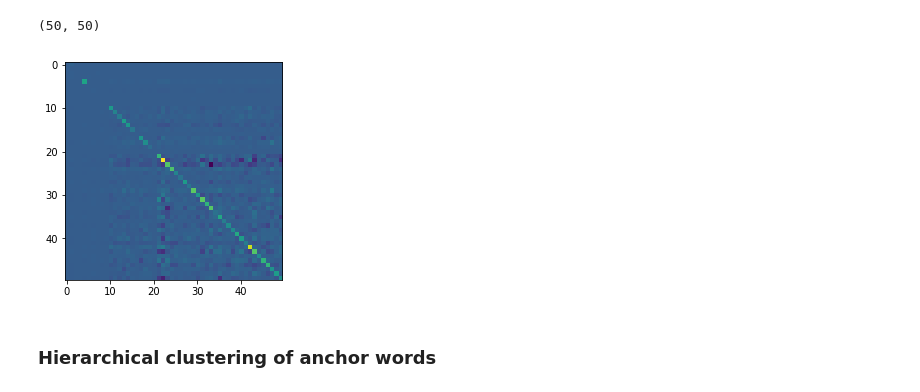
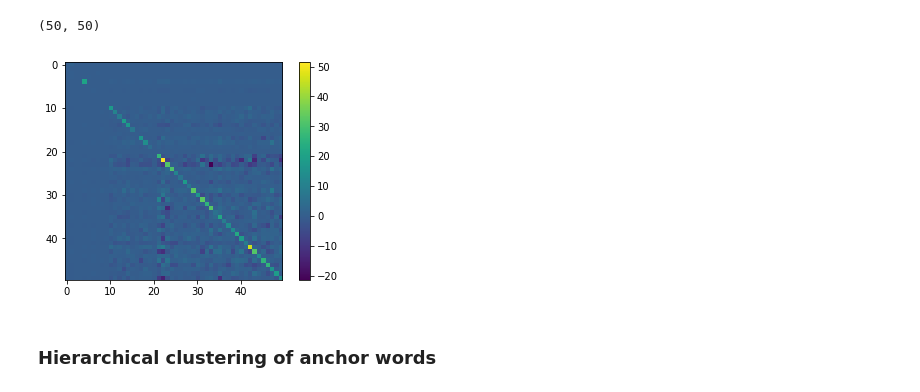
Before and after one commit to aleveren/anchor-word-recovery, a Jupyter notebook: run_analysis.ipynb, the cells around one changed output. Cells and saved outputs as stored; diff of their text form; code cells hidden in the pictures.

Commit message:
Add colorbar to plot (to see range of values)

```diff
--- a/run_analysis.ipynb
+++ b/run_analysis.ipynb
@@ -90,8 +90,9 @@ R.shape
 # %%
 plt.figure()
 plt.imshow(R);
+plt.gcf().colorbar(plt.gca().get_images()[0]);
 # %% [output]
-[figure, old version]
+[figure, new version]
 # %% [markdown]
 ### Hierarchical clustering of anchor words
 # %%
```
Also changed, not shown: parts of 2 cells of this notebook.
